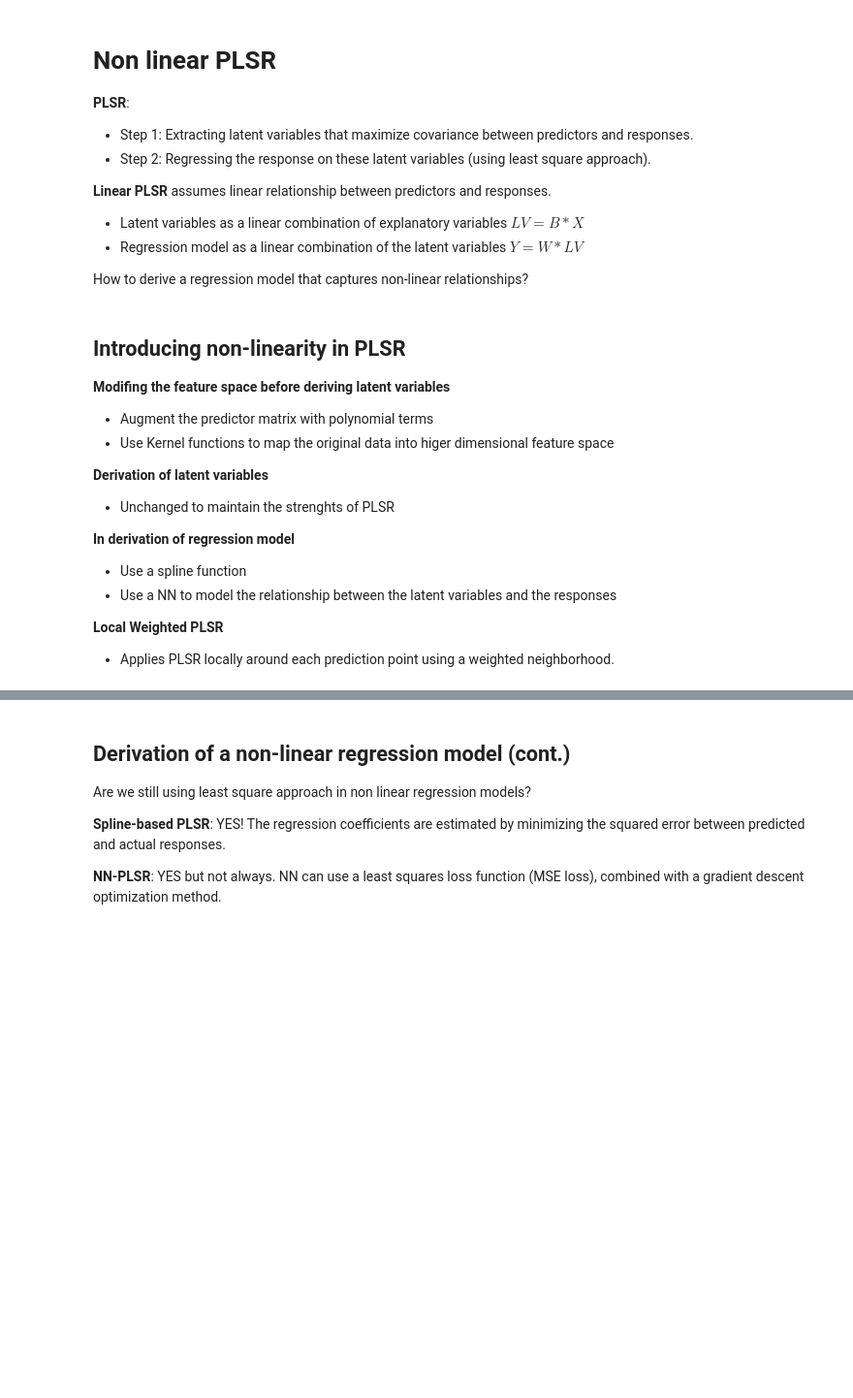
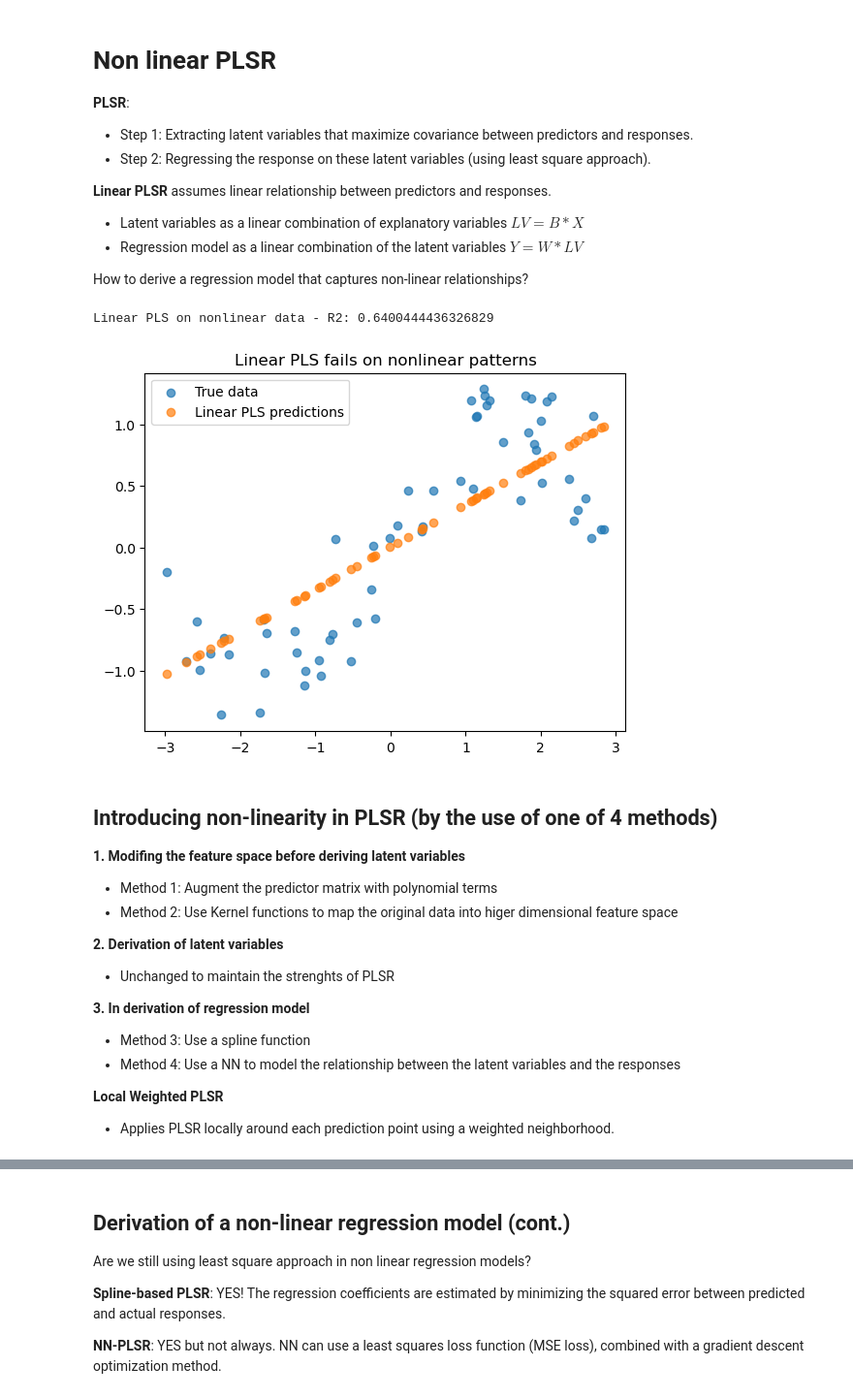
Before and after one commit to coxnevad/NTNU_TK8117_2025, a Jupyter notebook: advanced_week_03/group1/NonLinearPLSR.ipynb, the cells around one changed output, grey strips where cells are left out. Shown at 97% size. Saved outputs shown, nothing was run; the diff lists cells and outputs as text; code cells hidden in the pictures; blank space fills up the shorter version.

```diff
--- a/advanced_week_03/group1/NonLinearPLSR.ipynb
+++ b/advanced_week_03/group1/NonLinearPLSR.ipynb
@@ -10,20 +40,44 @@
 * Regression model as a linear combination of the latent variables $Y = W*LV$
 
 How to derive a regression model that captures non-linear relationships?
+# %%
+#Example where linear PLSR fail
+# Synthetic non-linear data
+np.random.seed(42)
+X = np.linspace(-3, 3, 300).reshape(-1, 1)
+y = np.sin(X).ravel() + 0.3*np.random.randn(300)
+
+X_train, X_test, y_train, y_test = train_test_split(X, y, test_size=0.2)
+
+# Apply linear PLS
+pls = PLSRegression(n_components=1)
+pls.fit(X_train, y_train)
+y_pred = pls.predict(X_test)
+
+print("Linear PLS on nonlinear data - R2:", r2_score(y_test, y_pred))
+
+plt.scatter(X_test, y_test, label="True data", alpha=0.7)
+plt.scatter(X_test, y_pred, label="Linear PLS predictions", alpha=0.7)
+plt.legend()
+plt.title("Linear PLS fails on nonlinear patterns")
+plt.show()
+# %% [output]
+Linear PLS on nonlinear data - R2: 0.6400444436326829
+[figure, added]
 # %% [markdown]
 
-## Introducing non-linearity in PLSR
+## Introducing non-linearity in PLSR (by the use of one of 4 methods)
 
-**Modifing the feature space before deriving latent variables**
-* Augment the predictor matrix with polynomial terms
-* Use Kernel functions to map the original data into higer dimensional feature space
+**1. Modifing the feature space before deriving latent variables**
+* Method 1: Augment the predictor matrix with polynomial terms
+* Method 2: Use Kernel functions to map the original data into higer dimensional feature space
 
-**Derivation of latent variables**
+**2. Derivation of latent variables**
 * Unchanged to maintain the strenghts of PLSR
 
-**In derivation of regression model**
-* Use a spline function
-* Use a NN to model the relationship between the latent variables and the responses
+**3. In derivation of regression model**
+* Method 3: Use a spline function
+* Method 4: Use a NN to model the relationship between the latent variables and the responses
 
 **Local Weighted PLSR**
 * Applies PLSR locally around each prediction point using a weighted neighborhood.
```
Also changed, not shown: parts of 8 cells of this notebook, 1 other file.
